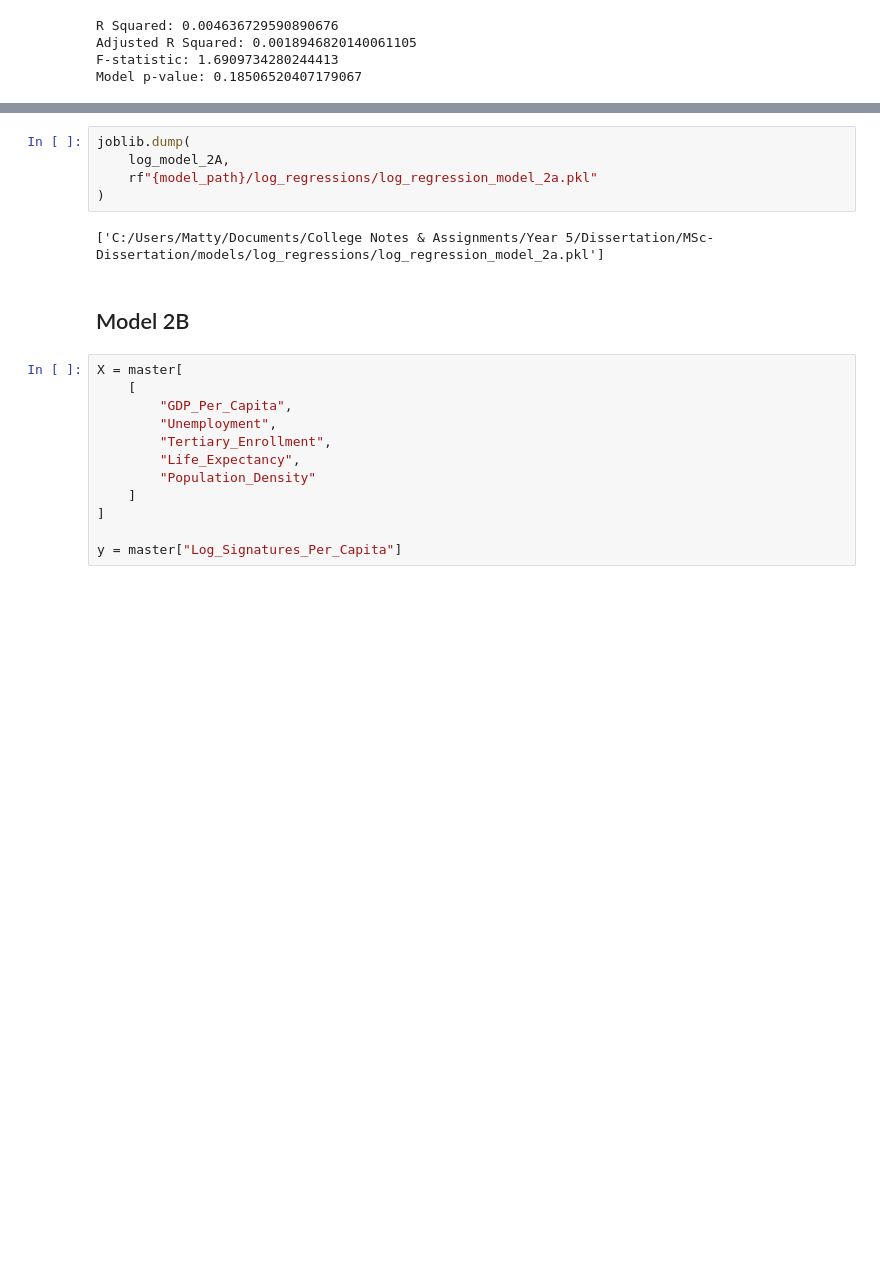
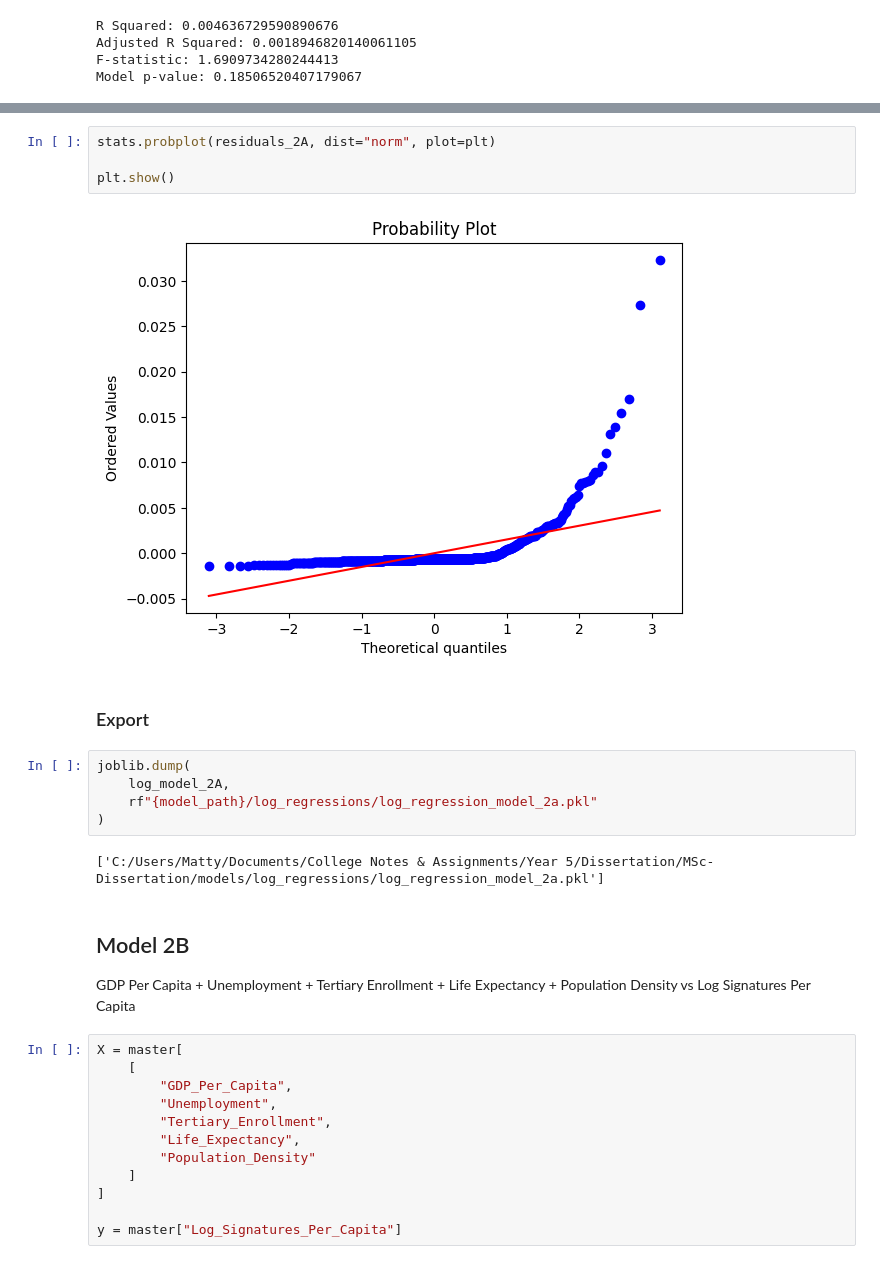
Before and after one commit to Matthew-Riddell/MSc-Dissertation, a Jupyter notebook: notebooks/09-log-regressions.ipynb, the cells around one changed output, grey strips where cells are left out. Saved outputs shown, nothing was run; the diff lists cells and outputs as text; blank space fills up the shorter version.

```diff
--- a/notebooks/09-log-regressions.ipynb
+++ b/notebooks/09-log-regressions.ipynb
@@ -208,3 +304,11 @@ Model p-value: 0.18506520407179067
+# %%
+stats.probplot(residuals_2A, dist="norm", plot=plt)
+
+plt.show()
+# %% [output]
+[figure, added]
+# %% [markdown]
+### Export
 # %%
 joblib.dump(
     log_model_2A,
@@ -214,6 +318,8 @@ joblib.dump(
 ['C:/Users/Matty/Documents/College Notes & Assignments/Year 5/Dissertation/MSc-Dissertation/models/log_regressions/log_regression_model_2a.pkl']
 # %% [markdown]
 ## Model 2B
+
+GDP Per Capita + Unemployment + Tertiary Enrollment + Life Expectancy + Population Density vs Log Signatures Per Capita
 # %%
 X = master[
     [
```
Also changed, not shown: parts of 126 cells of this notebook, 2 other files.
